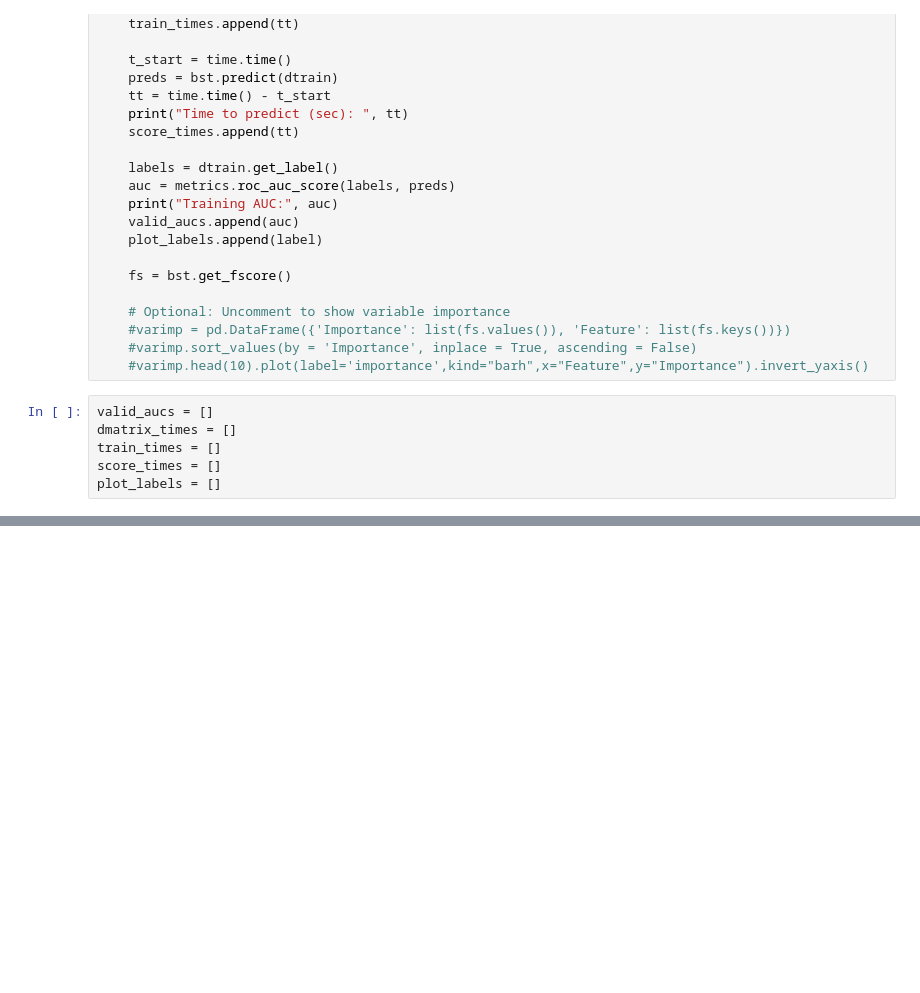
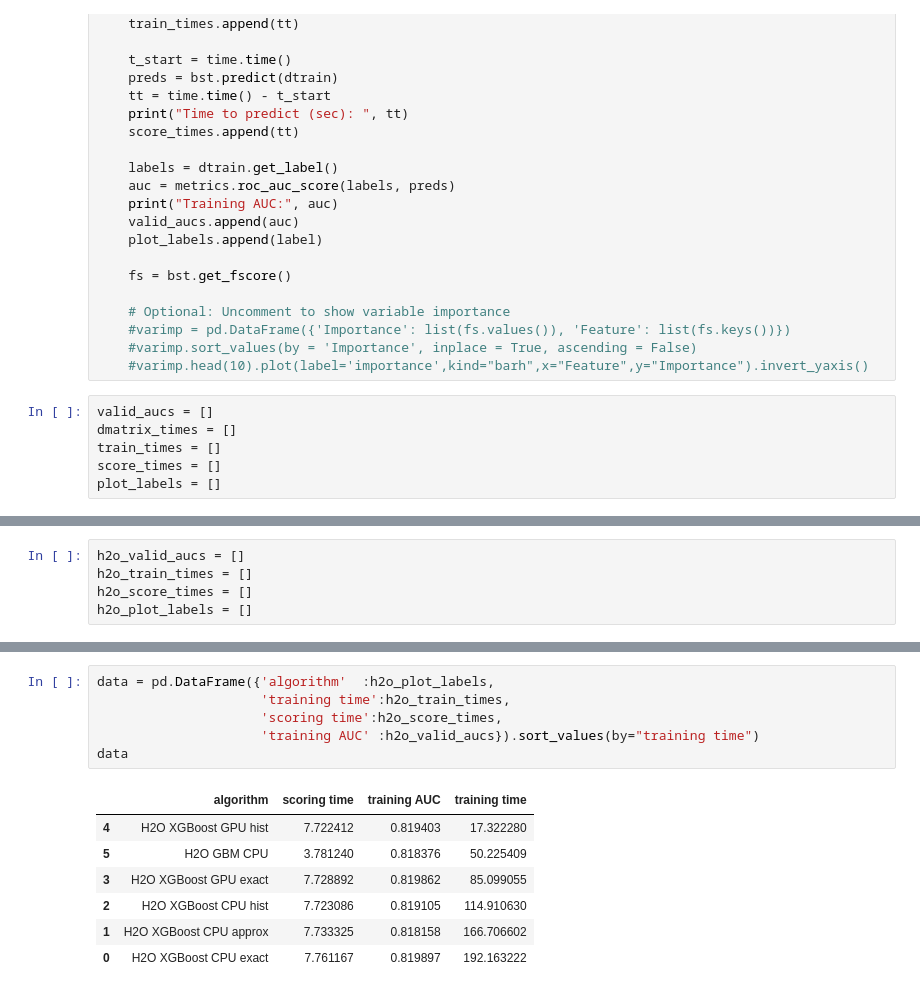
Before and after one commit to h2oai/perf, a Jupyter notebook: xgboost/GPUXGBoost.ipynb, the cells around one changed output, grey strips where cells are left out. Cells and saved outputs as stored; diff of their text form; blank space fills up the shorter version.

```diff
--- a/xgboost/GPUXGBoost.ipynb
+++ b/xgboost/GPUXGBoost.ipynb
@@ -297,0 +380,5 @@ data.plot(title="training AUC",kind='barh',x='algorithm',y='training AUC',legend
+# %%
+h2o_valid_aucs = []
+h2o_train_times = []
+h2o_score_times = []
+h2o_plot_labels = []
@@ -297,0 +591,14 @@ data.plot(title="training AUC",kind='barh',x='algorithm',y='training AUC',legend
+# %%
+data = pd.DataFrame({'algorithm'  :h2o_plot_labels,
+                     'training time':h2o_train_times,
+                     'scoring time':h2o_score_times,
+                     'training AUC' :h2o_valid_aucs}).sort_values(by="training time")
+data
+# %% [output]
+|  | algorithm | scoring time | training AUC | training time |
+| 4 | H2O XGBoost GPU hist | 7.722412 | 0.819403 | 17.322280 |
+| 5 | H2O GBM CPU | 3.781240 | 0.818376 | 50.225409 |
+| 3 | H2O XGBoost GPU exact | 7.728892 | 0.819862 | 85.099055 |
+| 2 | H2O XGBoost CPU hist | 7.723086 | 0.819105 | 114.910630 |
+| 1 | H2O XGBoost CPU approx | 7.733325 | 0.818158 | 166.706602 |
+| 0 | H2O XGBoost CPU exact | 7.761167 | 0.819897 | 192.163222 |
```
Also changed, not shown: parts of 22 cells of this notebook.
